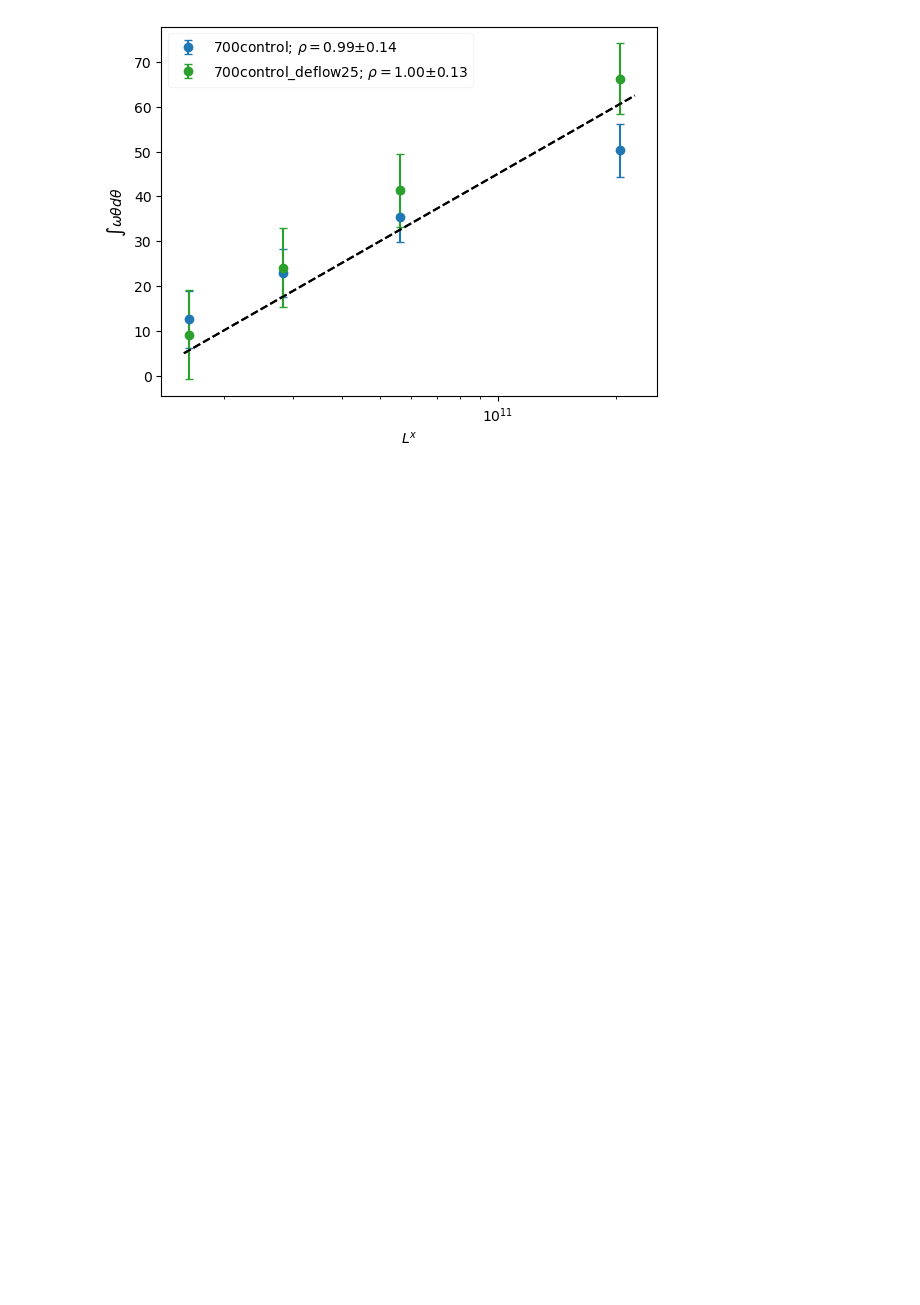
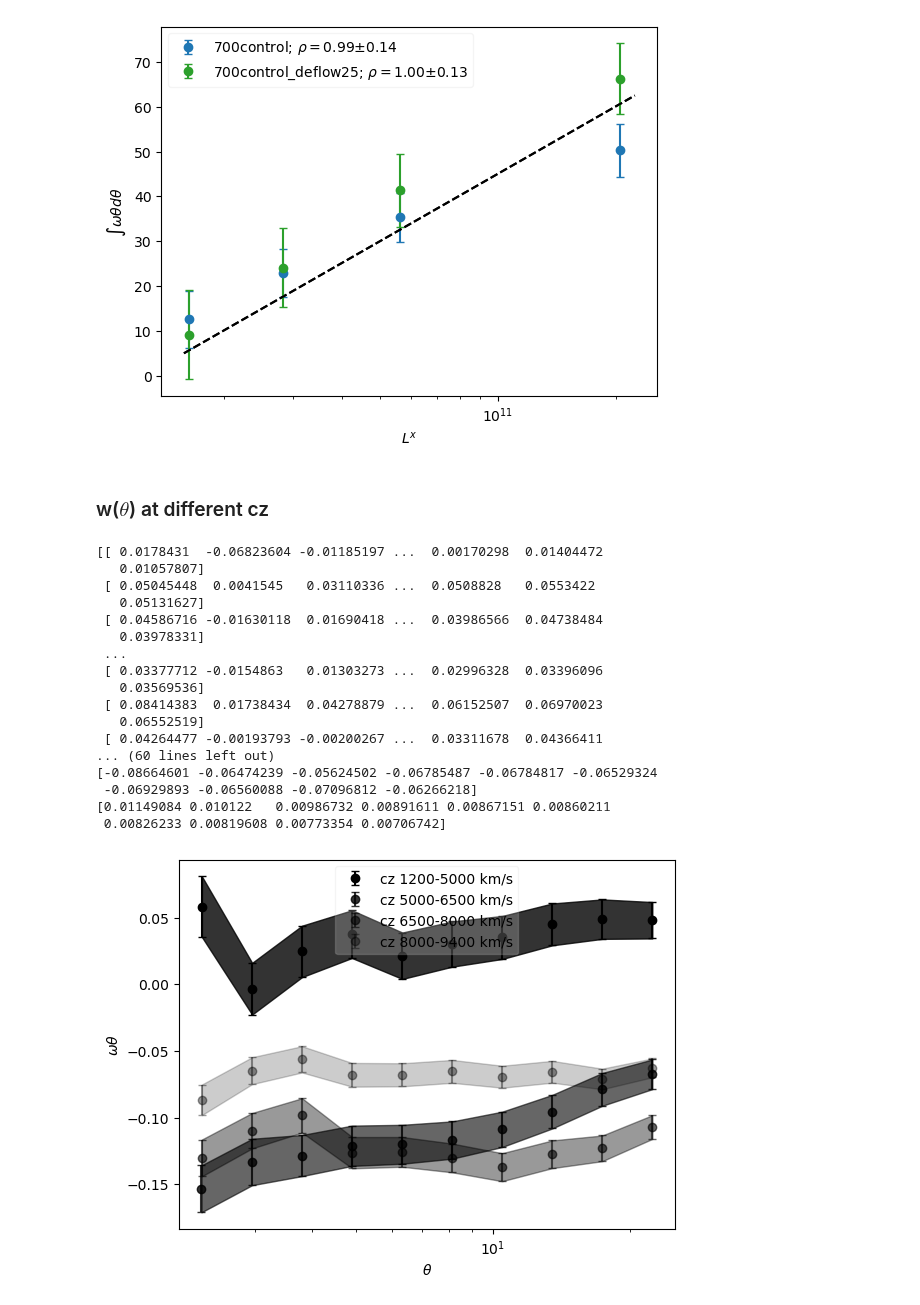
Before and after one commit to FedeDavilaKurban/Auger, a Jupyter notebook: plots.ipynb, the cells around one changed output. Cells and saved outputs as stored; diff of their text form; code cells hidden in the pictures; blank space fills up the shorter version.

```diff
--- a/plots.ipynb
+++ b/plots.ipynb
@@ -710,0 +802,66 @@ p-value: 0.004
+# %% [markdown]
+### w($\theta$) at different cz
+# %%
+import matplotlib.pyplot as plt
+import numpy as np
+from astropy.io import ascii
+
+nbootstrap = int(500)
+maxsep = int(25)
+sample = 'all2MRS_noAGN'
+
+
+cz_mins = [1200, 5000, 6500, 8000]
+cz_maxs = [5000, 6500, 8000, 9400]
+alphas = [1., 0.8, 0.6, 0.4, 0.3]
+
+fig, ax = plt.subplots()
+
+for alpha, cz_min, cz_max in zip(alphas,cz_mins,cz_maxs):
+
+    filename = f'../data/cross_treecorr_nq1_nmult100_nbs{nbootstrap}_{sample}_cz{cz_min}-{cz_max}.npz'
+
+    data = np.load(filename)
+
+    th = data.get('th')
+    xi = data.get('xi_true')[0]
+    print(data.get('xi_bs')[0])
+    varxi = np.std(data.get('xi_bs')[0], axis=0)
+    print(th)
+    print(xi)
+    print(varxi)
+
+    ax.errorbar(th,xi,yerr=varxi,c='k',fmt='o',capsize=3,alpha=alpha,label=f'cz {cz_min}-{cz_max} km/s')
+    #ax.scatter(-meanMag,int_mean,c=color,marker='o')
+    ax.fill_between(th,y1=xi-varxi,y2=xi+varxi,color='k',alpha=alpha-.2)
+
+
+ax.set_xscale('log')
+
+ax.set_ylabel(r'$\omega\theta$')
+ax.set_xlabel(r'$\theta$')
+
+ax.legend(loc=0,framealpha=.2)
+
+#plt.savefig(f'../plots/int_K_nq{nquant}_nbs{nbootstrap}_deflection.png')
+
+plt.show()
+# %% [output]
+[[ 0.0178431  -0.06823604 -0.01185197 ...  0.00170298  0.01404472
+   0.01057807]
+ [ 0.05045448  0.0041545   0.03110336 ...  0.0508828   0.0553422
+   0.05131627]
+ [ 0.04586716 -0.01630118  0.01690418 ...  0.03986566  0.04738484
+   0.03978331]
+ ...
+ [ 0.03377712 -0.0154863   0.01303273 ...  0.02996328  0.03396096
+   0.03569536]
+ [ 0.08414383  0.01738434  0.04278879 ...  0.06152507  0.06970023
+   0.06552519]
+ [ 0.04264477 -0.00193793 -0.00200267 ...  0.03311678  0.04366411
+... (60 lines left out)
+[-0.08664601 -0.06474239 -0.05624502 -0.06785487 -0.06784817 -0.06529324
+ -0.06929893 -0.06560088 -0.07096812 -0.06266218]
+[0.01149084 0.010122   0.00986732 0.00891611 0.00867151 0.00860211
+ 0.00826233 0.00819608 0.00773354 0.00706742]
+[figure, added]
```
Also changed, not shown: parts of 1 cell of this notebook, 4 other files.
